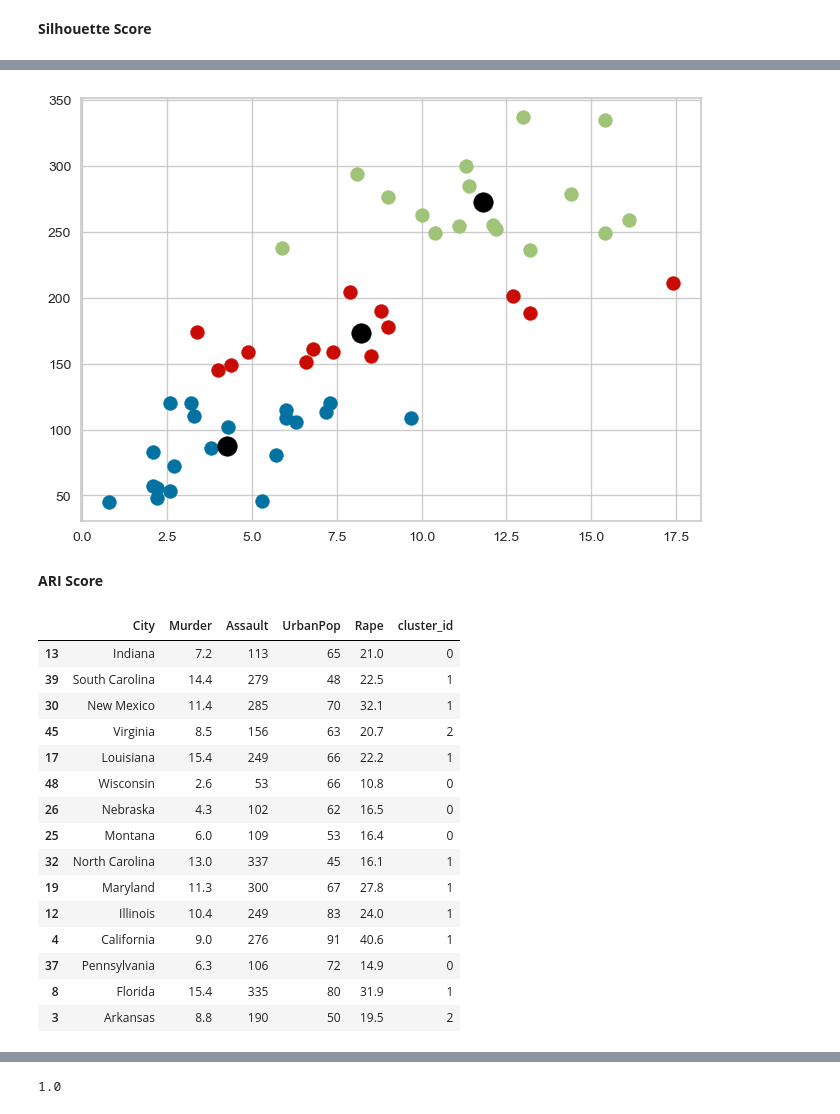
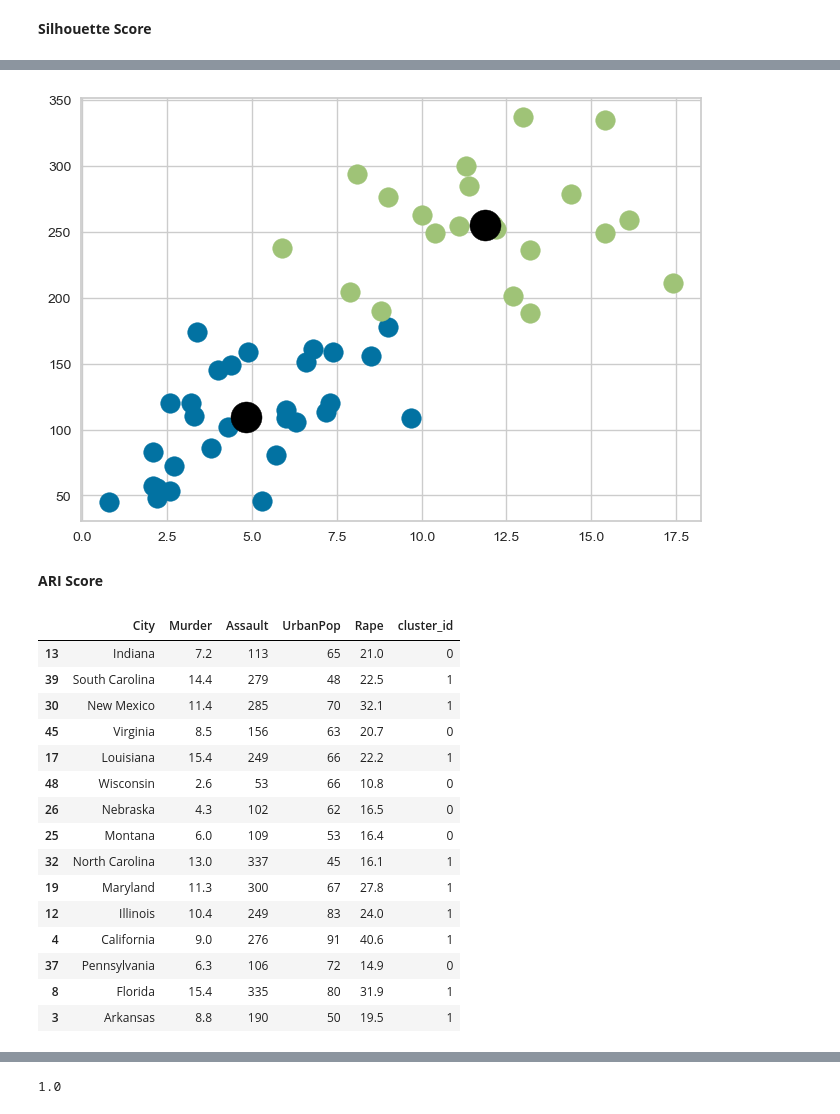
Before and after one commit to mazimum86/kmeans-clustering, a Jupyter notebook: Kmeans_Clustering_Notebook.ipynb, the cells around one changed output, grey strips where cells are left out. Drawn from its saved outputs; the diff is of its cells as text; code cells hidden in the pictures.

```diff
--- a/Kmeans_Clustering_Notebook.ipynb
+++ b/Kmeans_Clustering_Notebook.ipynb
@@ -116,6 +116,6 @@ graph.poof()
 <Axes: title={'center': 'Distortion Score Elbow for KMeans Clustering'}, xlabel='k', ylabel='distortion score'>
 # %%
-new_kmeans=KMeans(n_clusters=3,random_state=42)
+new_kmeans=KMeans(n_clusters=2,random_state=42)
 new_kmeans.fit(df.iloc[:,1:])
 labels = new_kmeans.labels_
 # %%
@@ -145,9 +145,9 @@ Silhouette Score(n=3): 0.5320343512332179
 # %%
 for i in np.unique(labels):
-    plt.scatter(df.iloc[:,1:].values[labels==i,0],df.iloc[:,1:].values[labels==i,1],label=i,s=100)
-plt.scatter(new_kmeans.cluster_centers_[:,0],new_kmeans.cluster_centers_[:,1],c='black',s=200,label='centroid');
+    plt.scatter(df.iloc[:,1:].values[labels==i,0],df.iloc[:,1:].values[labels==i,1],label=i,s=200)
+plt.scatter(new_kmeans.cluster_centers_[:,0],new_kmeans.cluster_centers_[:,1],c='black',s=500,label='centroid');
 # %% [output]
-[figure, old version]
+[figure, new version]
 # %% [markdown]
 **ARI Score**
 # %%
@@ -160,7 +160,7 @@ new_df
 | 13 | Indiana | 7.2 | 113 | 65 | 21.0 | 0 |
 | 39 | South Carolina | 14.4 | 279 | 48 | 22.5 | 1 |
 | 30 | New Mexico | 11.4 | 285 | 70 | 32.1 | 1 |
-| 45 | Virginia | 8.5 | 156 | 63 | 20.7 | 2 |
+| 45 | Virginia | 8.5 | 156 | 63 | 20.7 | 0 |
 | 17 | Louisiana | 15.4 | 249 | 66 | 22.2 | 1 |
 | 48 | Wisconsin | 2.6 | 53 | 66 | 10.8 | 0 |
 | 26 | Nebraska | 4.3 | 102 | 62 | 16.5 | 0 |
@@ -171,7 +171,7 @@ new_df
 | 4 | California | 9.0 | 276 | 91 | 40.6 | 1 |
 | 37 | Pennsylvania | 6.3 | 106 | 72 | 14.9 | 0 |
 | 8 | Florida | 15.4 | 335 | 80 | 31.9 | 1 |
-| 3 | Arkansas | 8.8 | 190 | 50 | 19.5 | 2 |
+| 3 | Arkansas | 8.8 | 190 | 50 | 19.5 | 1 |
 # %%
 new_df['true label']=new_kmeans.predict(new_df.iloc[:,1:-1])
 # %%
```
Also changed, not shown: parts of 5 cells of this notebook, 1 other file.
